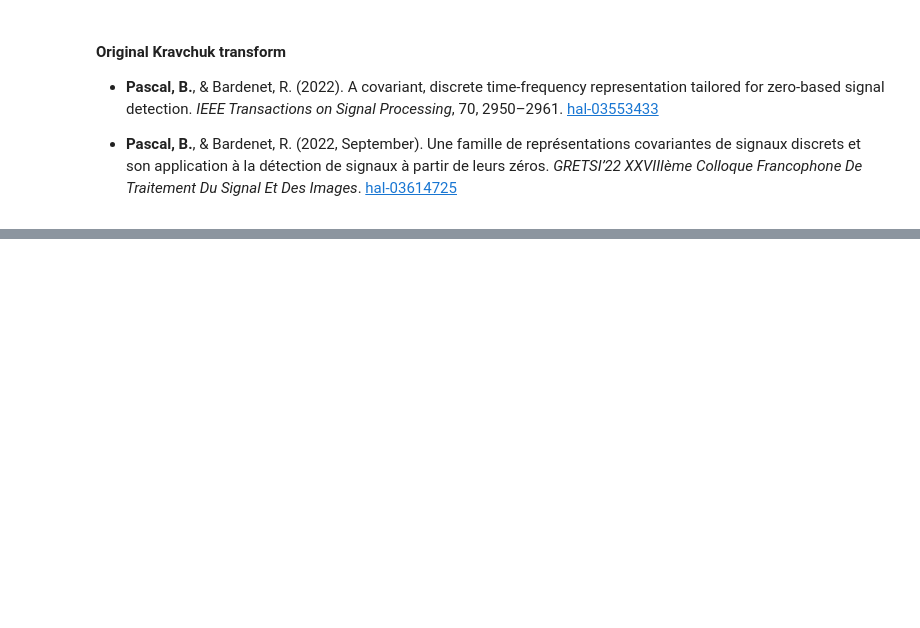
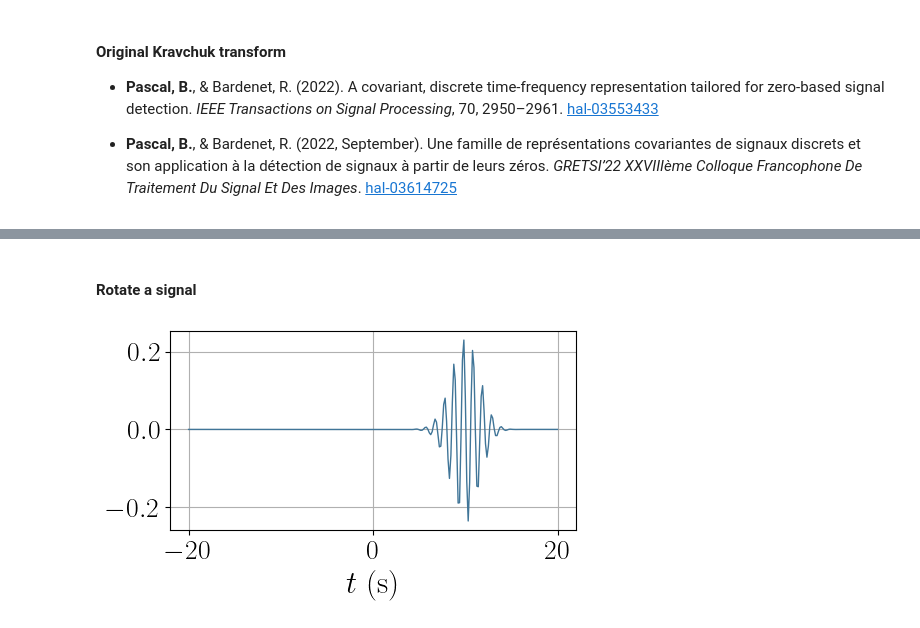
Before and after one commit to GRETSI-2025/GRETSI25_Label-Argent_Transformee-de-Kravchuk-realignee-implementation-efficace-et-illustration, a Jupyter notebook: notebooks/kravchuk-aligned-transform.ipynb, the cells around one changed output, grey strips where cells are left out. Saved outputs shown, nothing was run; the diff lists cells and outputs as text; code cells hidden in the pictures; blank space fills up the shorter version.

Commit message:
third notebook with rotated signal and inverse

```diff
--- a/notebooks/kravchuk-aligned-transform.ipynb
+++ b/notebooks/kravchuk-aligned-transform.ipynb
@@ -61,0 +70,16 @@ planar_display(np.exp(np.abs(Fs)),[],[],thetas,phis)
+# %% [markdown]
+#### Rotate a signal
+# %%
+# polar angle of the rotation
+theta   = - np.pi / 4
+
+# azimuthal angle of the rotation
+phi     = - np.pi
+
+# rotate the signal
+rsignal = rotate_signal(signal, theta,  phi)
+
+# display the real part of the rotated signal
+time_t         = display_signal(rsignal,time_t)
+# %% [output]
+[figure, added]
```
Also changed, not shown: parts of 9 cells of this notebook.
